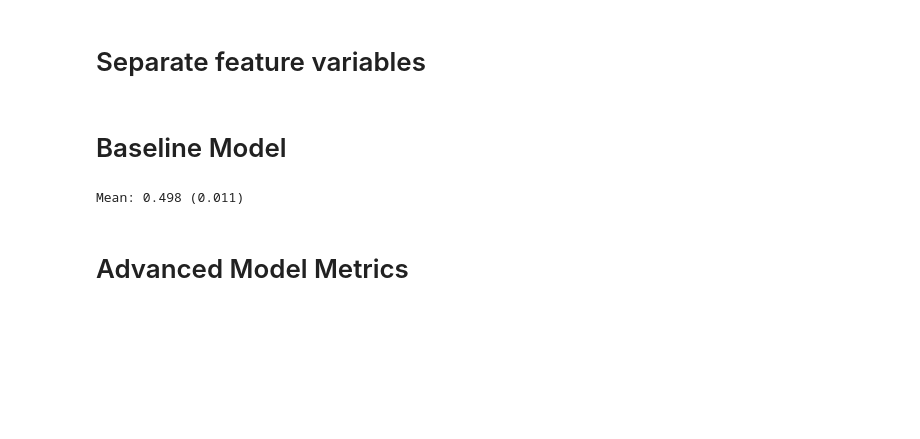
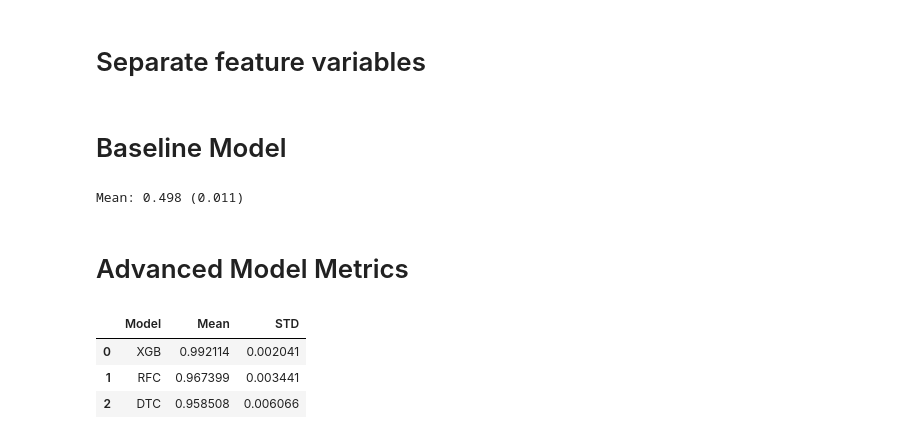
Before and after one commit to MaukanMir/Fake-News-Sentiment-Analysis, a Jupyter notebook: training.ipynb, the cells around one changed output. Drawn from its saved outputs; the diff is of its cells as text; code cells hidden in the pictures; blank space fills up the shorter version.

Commit message:
added new models

```diff
--- a/training.ipynb
+++ b/training.ipynb
@@ -64,11 +64,9 @@ def remove_stop_words(review:str):
     filtered_sentence = [w.lower().strip() for w in filtered_word_tokens if not w.lower() in ENGLISH_STOP_WORDS]
     return ' '.join(filtered_sentence).strip()
 def evaluate_model(X, y, model):
-  # define evaluation procedure
   cv = RepeatedStratifiedKFold(n_splits=5, n_repeats=3, random_state=1)
 
-  metric = make_scorer(accuracy_score)
-  # evaluate model
+  metric = make_scorer(f1_score)
   scores = cross_val_score(model, X, y, scoring=metric, cv=cv, n_jobs=-1)
   return scores
 
@@ -130,9 +128,7 @@ def testing_selected_models(names:list, models:list, X:pd.DataFrame, y:pd.Series
     model_performance = []
     for i in range(len(models)):
         model = models[i]
-        # Evaluate the model
         scores = evaluate_model(X, y, model)
-        # summarize and store
         model_performance.append({
             "Model": names[i],
             "Mean": np.mean(scores),
@@ -362,3 +358,12 @@ print('Mean: %.3f (%.3f)' % (np.mean(scores), np.std(scores)))
 Mean: 0.498 (0.011)
 # %% [markdown]
 # Advanced Model Metrics
+# %%
+names = ['XGB', "RFC", "DTC"]
+models = get_selected_models(names)
+testing_selected_models(names, models, X, y)
+# %% [output]
+|  | Model | Mean | STD |
+| 0 | XGB | 0.992114 | 0.002041 |
+| 1 | RFC | 0.967399 | 0.003441 |
+| 2 | DTC | 0.958508 | 0.006066 |
```
Also changed, not shown: parts of 1 cell of this notebook.
